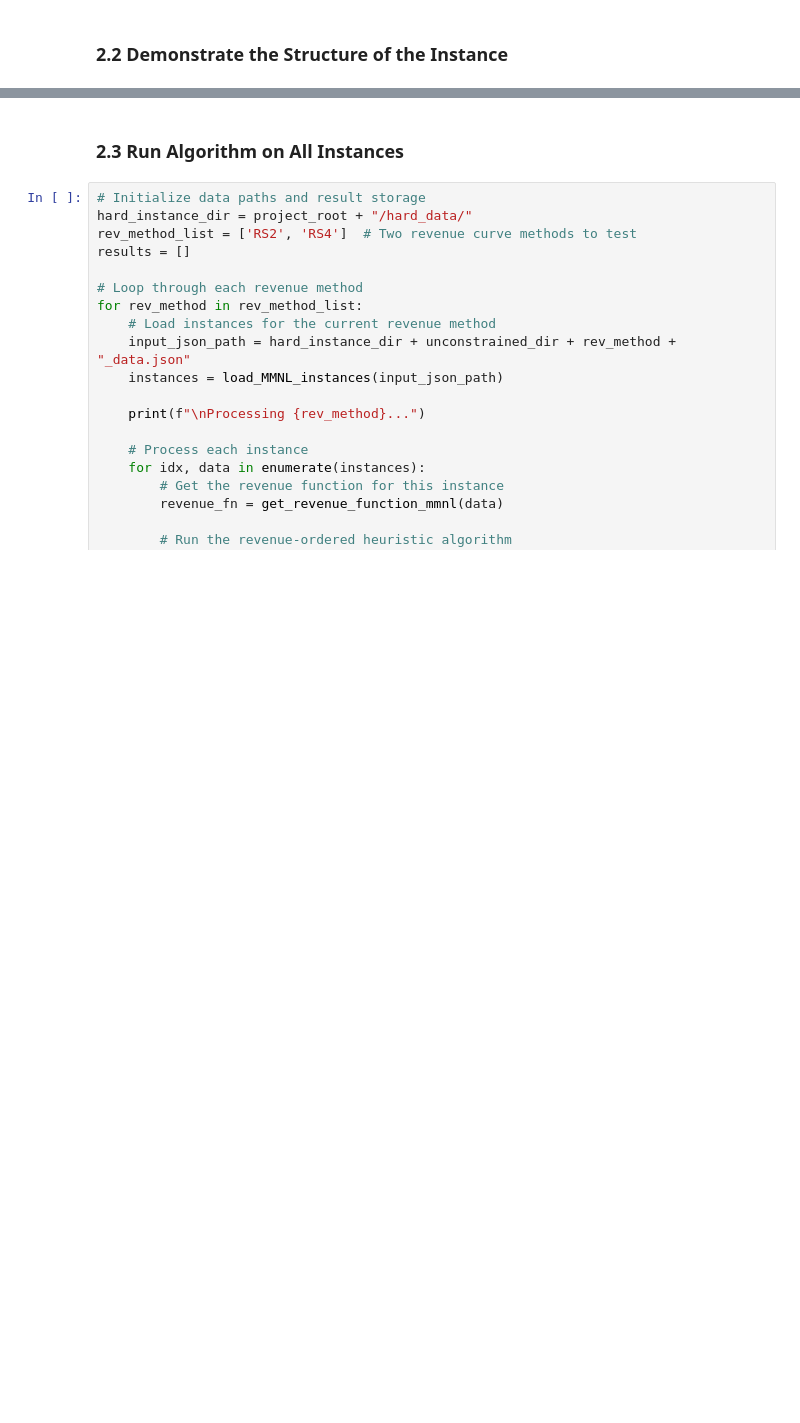
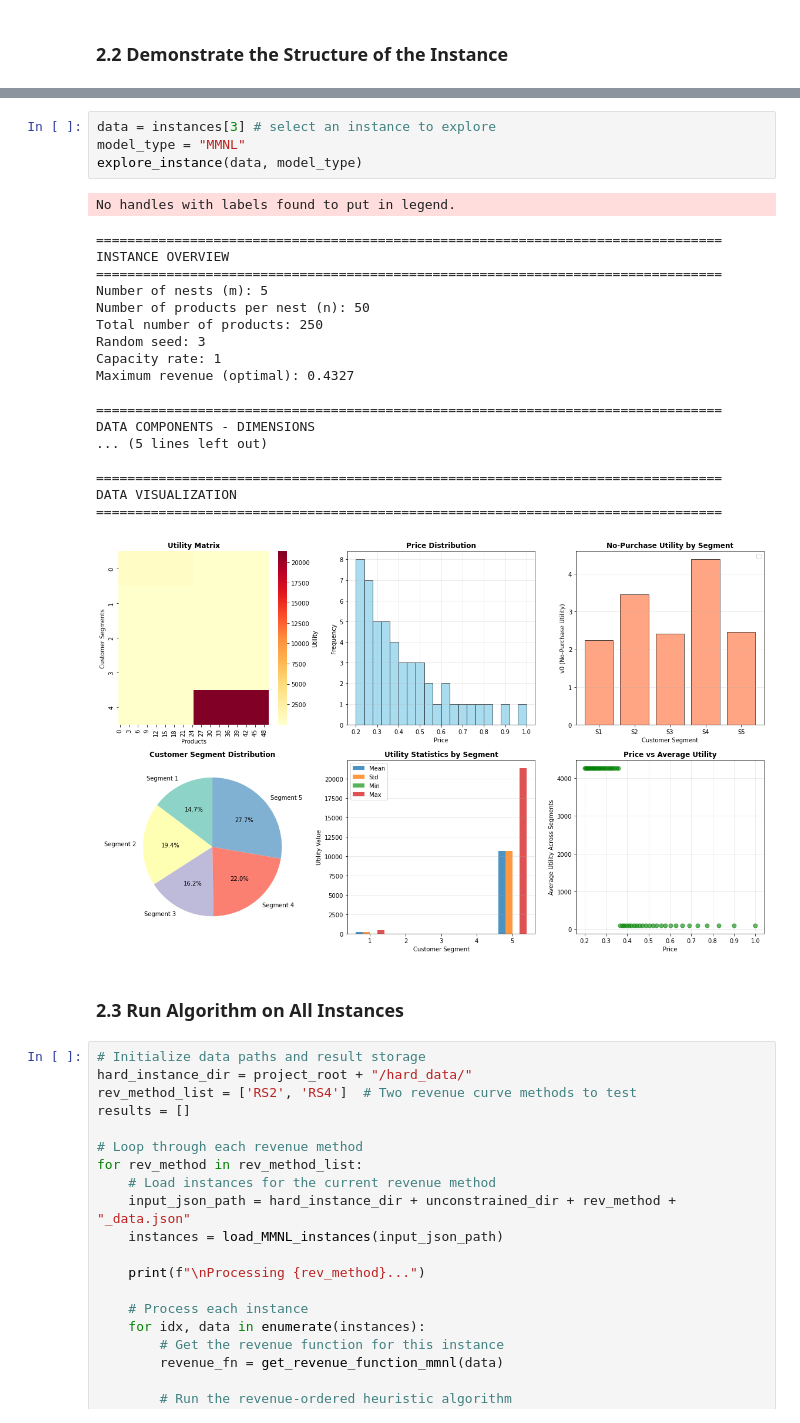
Before and after one commit to wch444/Assortment-Benchmark, a Jupyter notebook: src/mmnl_unconstrained_example.ipynb, the cells around one changed output, grey strips where cells are left out. Saved outputs shown, nothing was run; the diff lists cells and outputs as text; blank space fills up the shorter version.

```diff
--- a/src/mmnl_unconstrained_example.ipynb
+++ b/src/mmnl_unconstrained_example.ipynb
@@ -349,3 +67,27 @@ Price Statistics:
+# %%
+data = instances[3] # select an instance to explore
+model_type = "MMNL"
+explore_instance(data, model_type)
+# %% [output]
+No handles with labels found to put in legend.
+================================================================================
+INSTANCE OVERVIEW
+================================================================================
+Number of nests (m): 5
+Number of products per nest (n): 50
+Total number of products: 250
+Random seed: 3
+Capacity rate: 1
+Maximum revenue (optimal): 0.4327
+
+================================================================================
+DATA COMPONENTS - DIMENSIONS
+... (5 lines left out)
+
+================================================================================
+DATA VISUALIZATION
+================================================================================
+[figure, added]
 # %% [markdown]
 ### 2.3 Run Algorithm on All Instances
 # %%
```
Also changed, not shown: parts of 12 cells of this notebook, 8 other files.
